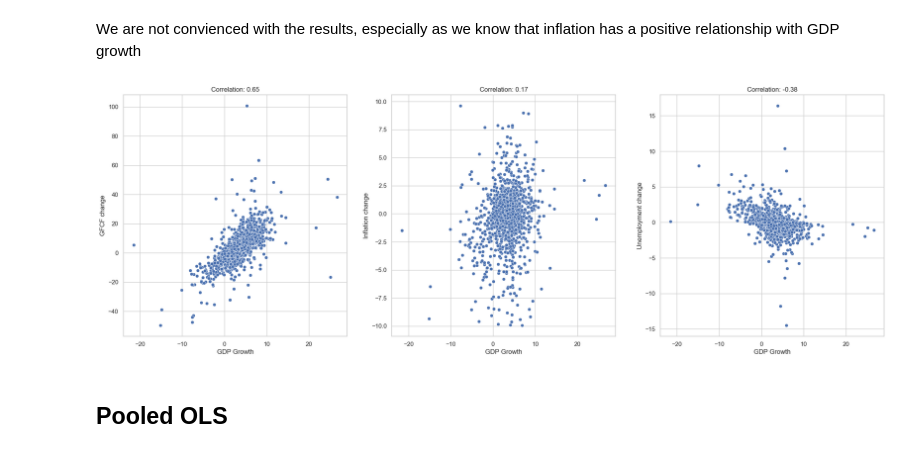
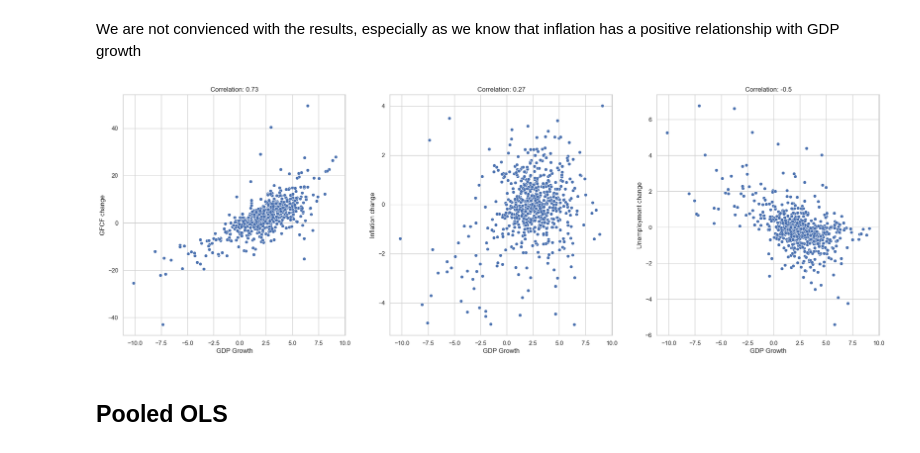
Before and after one commit to amarmate/SDS---12, a Jupyter notebook: Notebooks/python_notebook.ipynb, the cells around one changed output. Saved outputs shown, nothing was run; the diff lists cells and outputs as text; code cells hidden in the pictures.

```diff
--- a/Notebooks/python_notebook.ipynb
+++ b/Notebooks/python_notebook.ipynb
@@ -84,22 +84,23 @@ plt.show()
 We are not convienced with the results, especially as we know that inflation has a positive relationship with GDP growth
 # %%
 # Lets cap the inflation at -5, 5
-data_inf_capped = data[np.abs(data['Inflation change']) <= 10]
+countries_more_than_10 = data[np.abs(data['Inflation change']) > 5].index.unique()
+data_inf_capped = data.drop(countries_more_than_10, axis=0)
 
 # Plot scatterplots of the variables against the GDP Growth
 sns.set(style="whitegrid")
 fig, axs = plt.subplots(ncols=3, nrows=1, figsize=(25,8))
 sns.scatterplot(x="GDP Growth", y="GFCF change", data=data_inf_capped, ax=axs[0])
 sns.scatterplot(x="GDP Growth", y="Inflation change", data=data_inf_capped, ax=axs[1])
 sns.scatterplot(x="GDP Growth", y="Unemployment change", data=data_inf_capped, ax=axs[2])
 corrs = data_inf_capped.drop('Year', axis=1).corr().round(2)
 
 for i in range(len(axs)):
     axs[i].set_title('Correlation: ' + str(corrs.iloc[0, i+1]))
     axs[i].set_xlabel('GDP Growth')
 plt.show()
 # %% [output]
-[figure, old version]
+[figure, new version]
 # %% [markdown]
 ## Pooled OLS
 # %%
```
Also changed, not shown: parts of 22 cells of this notebook.
